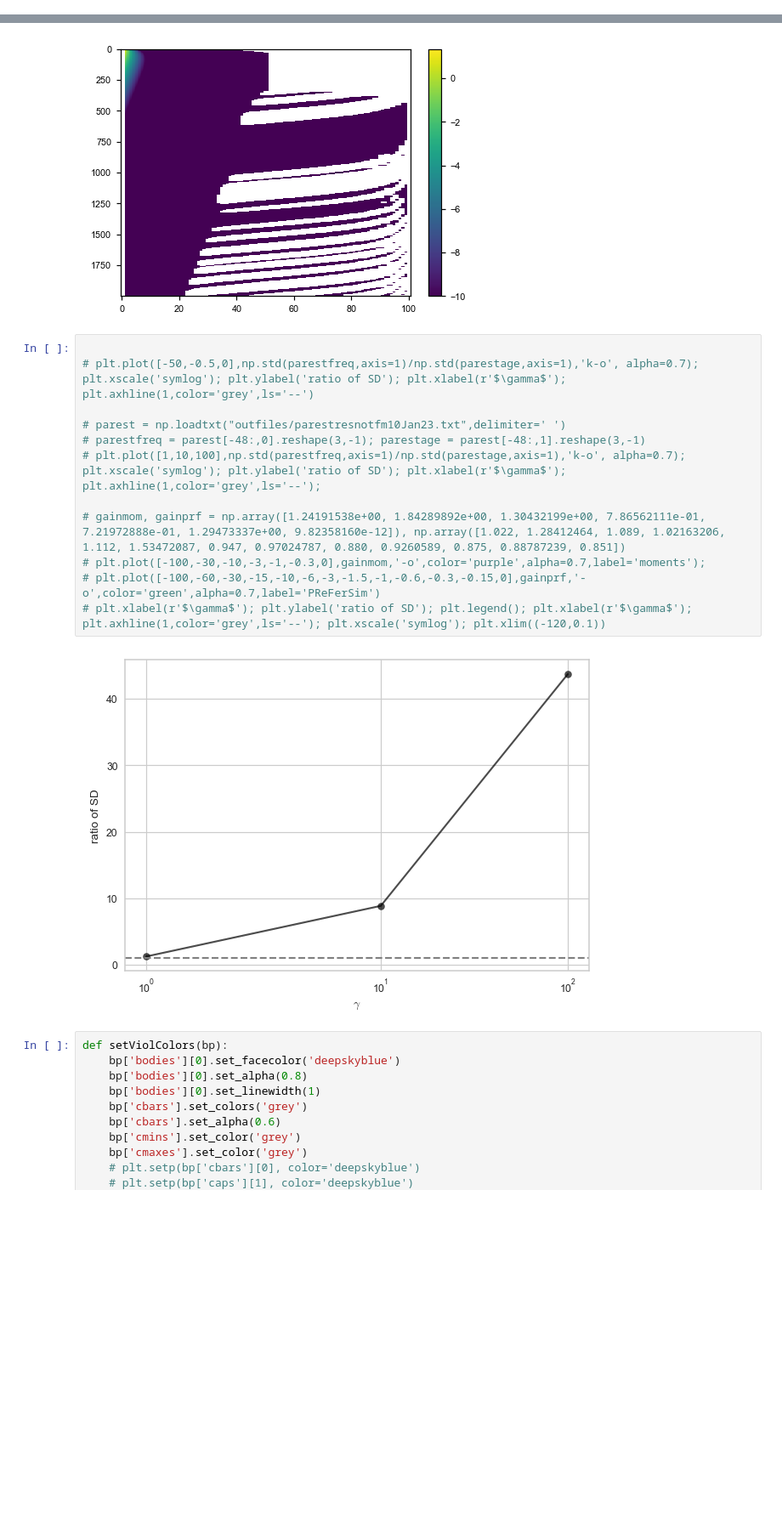
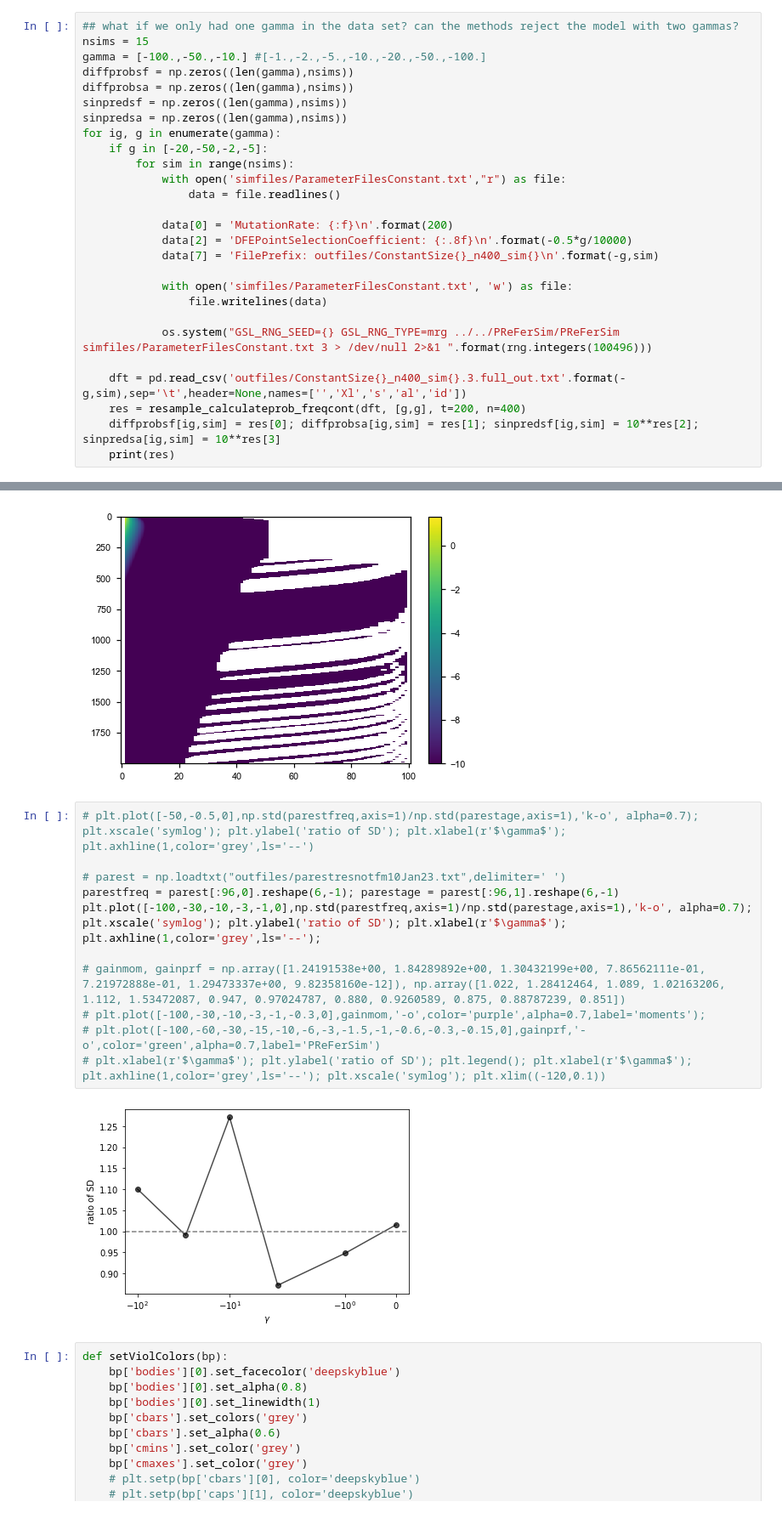
Before and after one commit to VivaswatS/selCoefEst, a Jupyter notebook: changingpopsizesims.ipynb, the cells around one changed output, grey strips where cells are left out. Shown at 85% size. Cells and saved outputs as stored; diff of their text form; blank space fills up the shorter version.

```diff
--- a/changingpopsizesims.ipynb
+++ b/changingpopsizesims.ipynb
@@ -627,0 +640,27 @@ SMSmask = np.ma.array(SMS,mask=mask)
+# %%
+## what if we only had one gamma in the data set? can the methods reject the model with two gammas?
+nsims = 15
+gamma = [-100.,-50.,-10.] #[-1.,-2.,-5.,-10.,-20.,-50.,-100.]
+diffprobsf = np.zeros((len(gamma),nsims))
+diffprobsa = np.zeros((len(gamma),nsims))
+sinpredsf = np.zeros((len(gamma),nsims))
+sinpredsa = np.zeros((len(gamma),nsims))
+for ig, g in enumerate(gamma):
+    if g in [-20,-50,-2,-5]:
+        for sim in range(nsims):
+            with open('simfiles/ParameterFilesConstant.txt',"r") as file:
+                data = file.readlines()
+
+            data[0] = 'MutationRate: {:f}\n'.format(200)
+            data[2] = 'DFEPointSelectionCoefficient: {:.8f}\n'.format(-0.5*g/10000)
+            data[7] = 'FilePrefix: outfiles/ConstantSize{}_n400_sim{}\n'.format(-g,sim)
+
+            with open('simfiles/ParameterFilesConstant.txt', 'w') as file:
+                file.writelines(data)
+
+            os.system("GSL_RNG_SEED={} GSL_RNG_TYPE=mrg ../../PReFerSim/PReFerSim simfiles/ParameterFilesConstant.txt 3 > /dev/null 2>&1 ".format(rng.integers(100496)))
+
+    dft = pd.read_csv('outfiles/ConstantSize{}_n400_sim{}.3.full_out.txt'.format(-g,sim),sep='\t',header=None,names=['','Xl','s','al','id'])
+    res = resample_calculateprob_freqcont(dft, [g,g], t=200, n=400)
+    diffprobsf[ig,sim] = res[0]; diffprobsa[ig,sim] = res[1]; sinpredsf[ig,sim] = 10**res[2]; sinpredsa[ig,sim] = 10**res[3]
+    print(res)
@@ -888,19 +962,18 @@ KeyboardInterrupt:
 <matplotlib.colorbar.Colorbar at 0x...>
 [figure]
 # %%
-
 # plt.plot([-50,-0.5,0],np.std(parestfreq,axis=1)/np.std(parestage,axis=1),'k-o', alpha=0.7); plt.xscale('symlog'); plt.ylabel('ratio of SD'); plt.xlabel(r'$\gamma$'); plt.axhline(1,color='grey',ls='--')
 
 # parest = np.loadtxt("outfiles/parestresnotfm10Jan23.txt",delimiter=' ')
-# parestfreq = parest[-48:,0].reshape(3,-1); parestage = parest[-48:,1].reshape(3,-1)
-# plt.plot([1,10,100],np.std(parestfreq,axis=1)/np.std(parestage,axis=1),'k-o', alpha=0.7); plt.xscale('symlog'); plt.ylabel('ratio of SD'); plt.xlabel(r'$\gamma$'); plt.axhline(1,color='grey',ls='--');
+parestfreq = parest[:96,0].reshape(6,-1); parestage = parest[:96,1].reshape(6,-1)
+plt.plot([-100,-30,-10,-3,-1,0],np.std(parestfreq,axis=1)/np.std(parestage,axis=1),'k-o', alpha=0.7); plt.xscale('symlog'); plt.ylabel('ratio of SD'); plt.xlabel(r'$\gamma$'); plt.axhline(1,color='grey',ls='--');
 
 # gainmom, gainprf = np.array([1.24191538e+00, 1.84289892e+00, 1.30432199e+00, 7.86562111e-01, 7.21972888e-01, 1.29473337e+00, 9.82358160e-12]), np.array([1.022, 1.28412464, 1.089, 1.02163206, 1.112, 1.53472087, 0.947, 0.97024787, 0.880, 0.9260589, 0.875, 0.88787239, 0.851])
 # plt.plot([-100,-30,-10,-3,-1,-0.3,0],gainmom,'-o',color='purple',alpha=0.7,label='moments');
 # plt.plot([-100,-60,-30,-15,-10,-6,-3,-1.5,-1,-0.6,-0.3,-0.15,0],gainprf,'-o',color='green',alpha=0.7,label='PReFerSim')
 # plt.xlabel(r'$\gamma$'); plt.ylabel('ratio of SD'); plt.legend(); plt.xlabel(r'$\gamma$'); plt.axhline(1,color='grey',ls='--'); plt.xscale('symlog'); plt.xlim((-120,0.1))
 # %% [output]
-[figure, old version]
+[figure, new version]
 # %%
 def setViolColors(bp):
     bp['bodies'][0].set_facecolor('deepskyblue')
```
Also changed, not shown: parts of 3 cells of this notebook, 8 other files.
